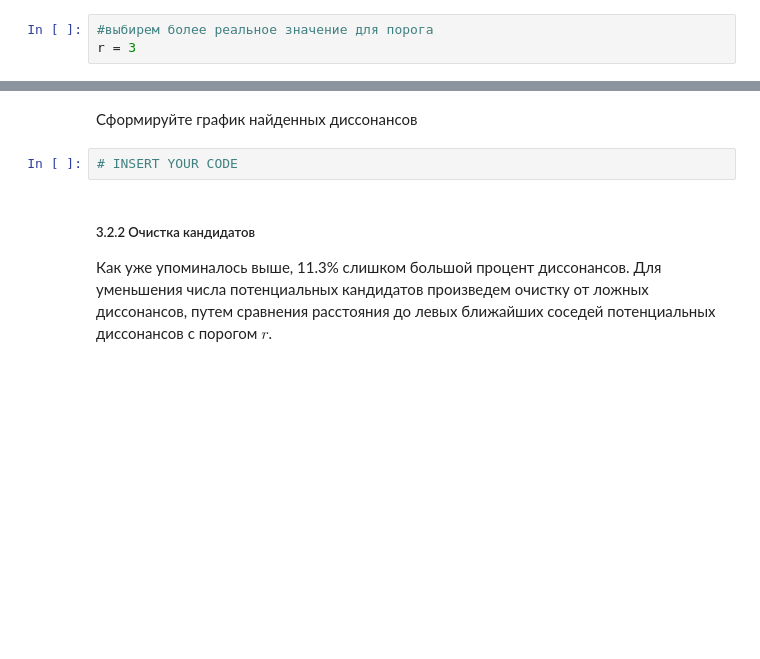
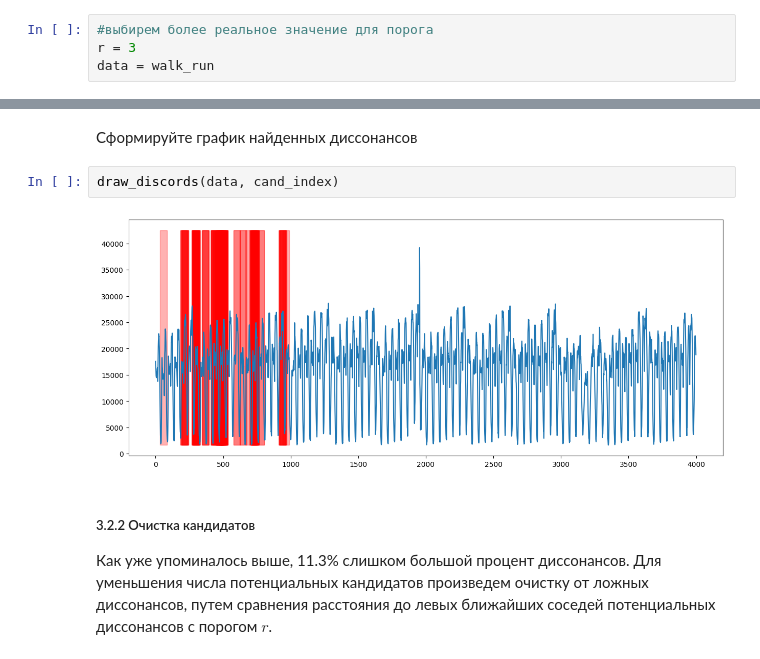
Before and after one commit to Snezinka/Time-series-analysis, a Jupyter notebook: practice/03 Discords/03 Discords.ipynb, the cells around one changed output, grey strips where cells are left out. Saved outputs shown, nothing was run; the diff lists cells and outputs as text; blank space fills up the shorter version.

```diff
--- a/practice/03 Discords/03 Discords.ipynb
+++ b/practice/03 Discords/03 Discords.ipynb
@@ -227,6 +259,7 @@ print(f'Колличество найденных диссонансов: {len(i
 # %%
 #выбирем более реальное значение для порога
 r = 3
+data = walk_run
 # %%
 T, M_T, Σ_T = core.preprocess(data, m)
 #формируем массив длинной равной длине  исходного ряда - m + 1,
@@ -247,7 +283,9 @@ print(f'{len(cand_index)} {len(cand_index)/len(data)*100} %')
 # %% [markdown]
 Сформируйте график найденных диссонансов
 # %%
-# INSERT YOUR CODE
+draw_discords(data, cand_index)
+# %% [output]
+[figure, added]
 # %% [markdown]
 ##### 3.2.2 Очистка кандидатов
 Как уже упоминалось выше, 11.3% слишком большой процент диссонансов.
```
Also changed, not shown: parts of 11 cells of this notebook, 1 other file.
